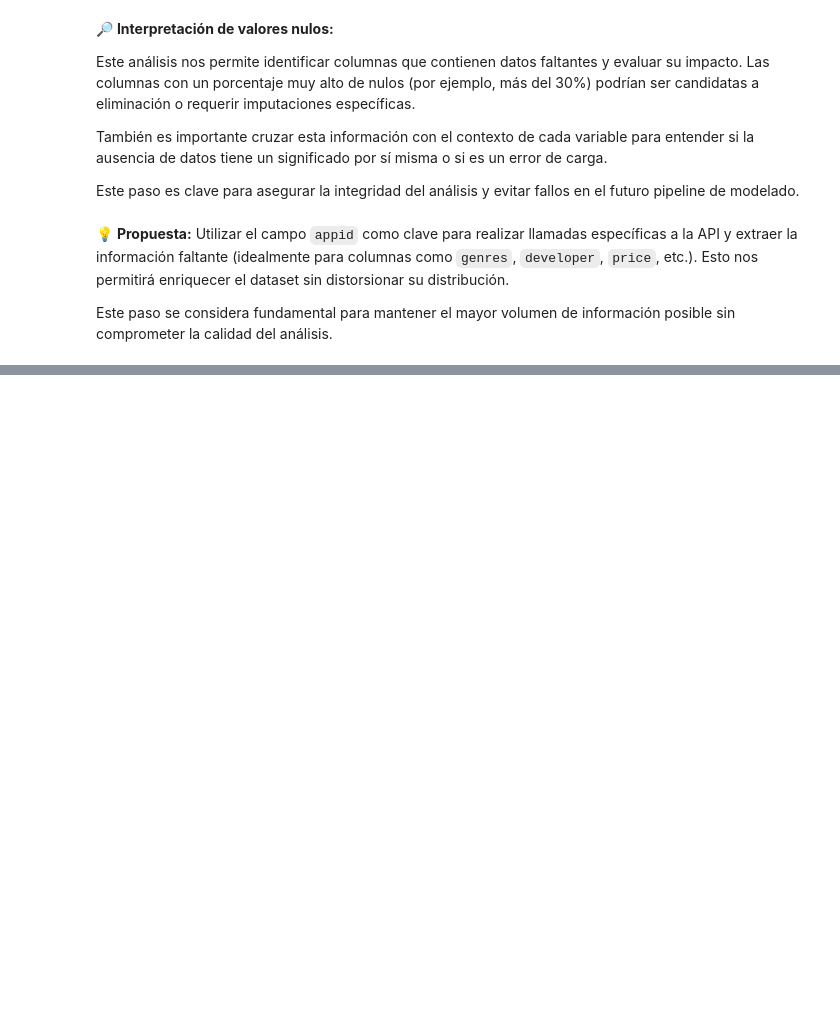
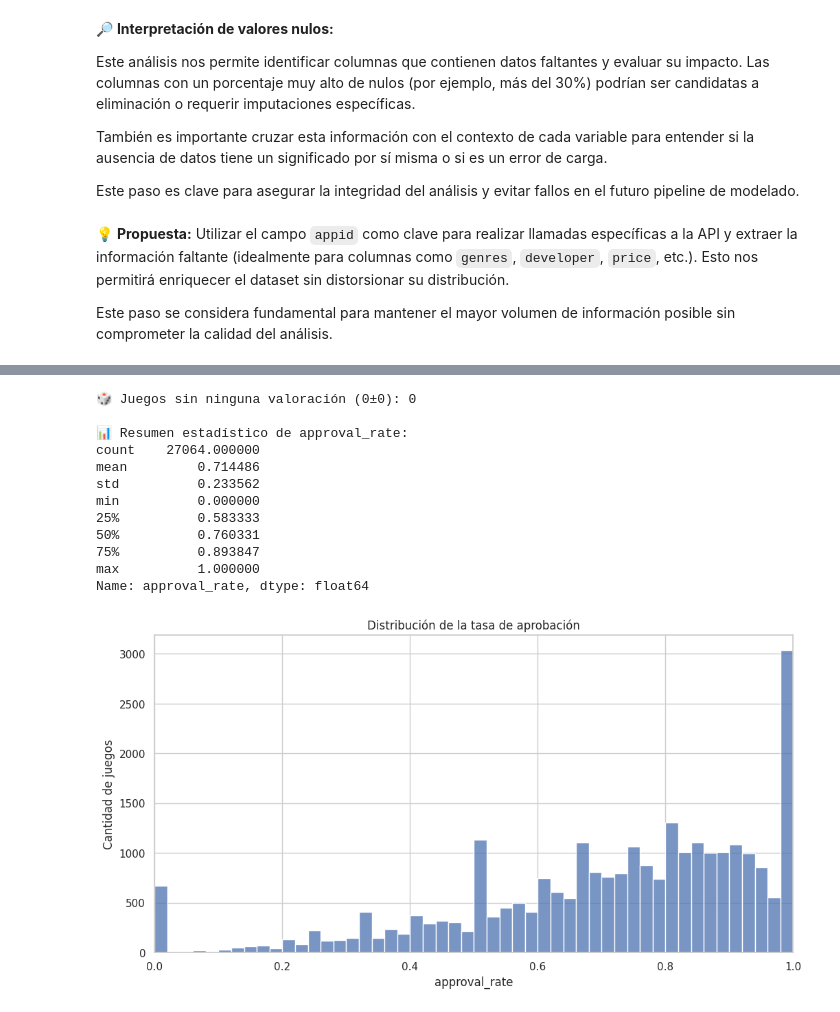
Before and after one commit to LuckDwn/Data-Science-II-Luca-Montenegro, a Jupyter notebook: Proyecto Final - Data Science II - Luca Montenegro.ipynb, the cells around one changed output, grey strips where cells are left out. Saved outputs shown, nothing was run; the diff lists cells and outputs as text; code cells hidden in the pictures; blank space fills up the shorter version.

```diff
--- a/Proyecto Final - Data Science II - Luca Montenegro.ipynb
+++ b/Proyecto Final - Data Science II - Luca Montenegro.ipynb
@@ -531,0 +780,38 @@ error: failed to push some refs to 'https://github.com/LuckDwn/Data-Science-II-L
+# %%
+# 1. Cálculo de la tasa de aprobación
+steam_df["approval_rate"] = steam_df["positive_ratings"] / (
+    steam_df["positive_ratings"] + steam_df["negative_ratings"]
+)
+
+# 2. Casos con cero valoraciones totales (evitar división por cero)
+sin_votos = steam_df[
+    (steam_df["positive_ratings"] + steam_df["negative_ratings"]) == 0
+].shape[0]
+print(f"🎲 Juegos sin ninguna valoración (0±0): {sin_votos}")
+
+# 3. Estadísticas básicas de approval_rate
+print("\n📊 Resumen estadístico de approval_rate:")
+print(steam_df["approval_rate"].describe())
+
+# 4. Histograma de approval_rate
+plt.figure()
+sns.histplot(steam_df["approval_rate"], bins=50, kde=False)
+plt.title("Distribución de la tasa de aprobación")
+plt.xlabel("approval_rate")
+plt.ylabel("Cantidad de juegos")
+plt.xlim(0, 1)
+plt.show()
+# %% [output]
+🎲 Juegos sin ninguna valoración (0±0): 0
+
+📊 Resumen estadístico de approval_rate:
+count    27064.000000
+mean         0.714486
+std          0.233562
+min          0.000000
+25%          0.583333
+50%          0.760331
+75%          0.893847
+max          1.000000
+Name: approval_rate, dtype: float64
+[figure, added]
```
Also changed, not shown: parts of 94 cells of this notebook.
